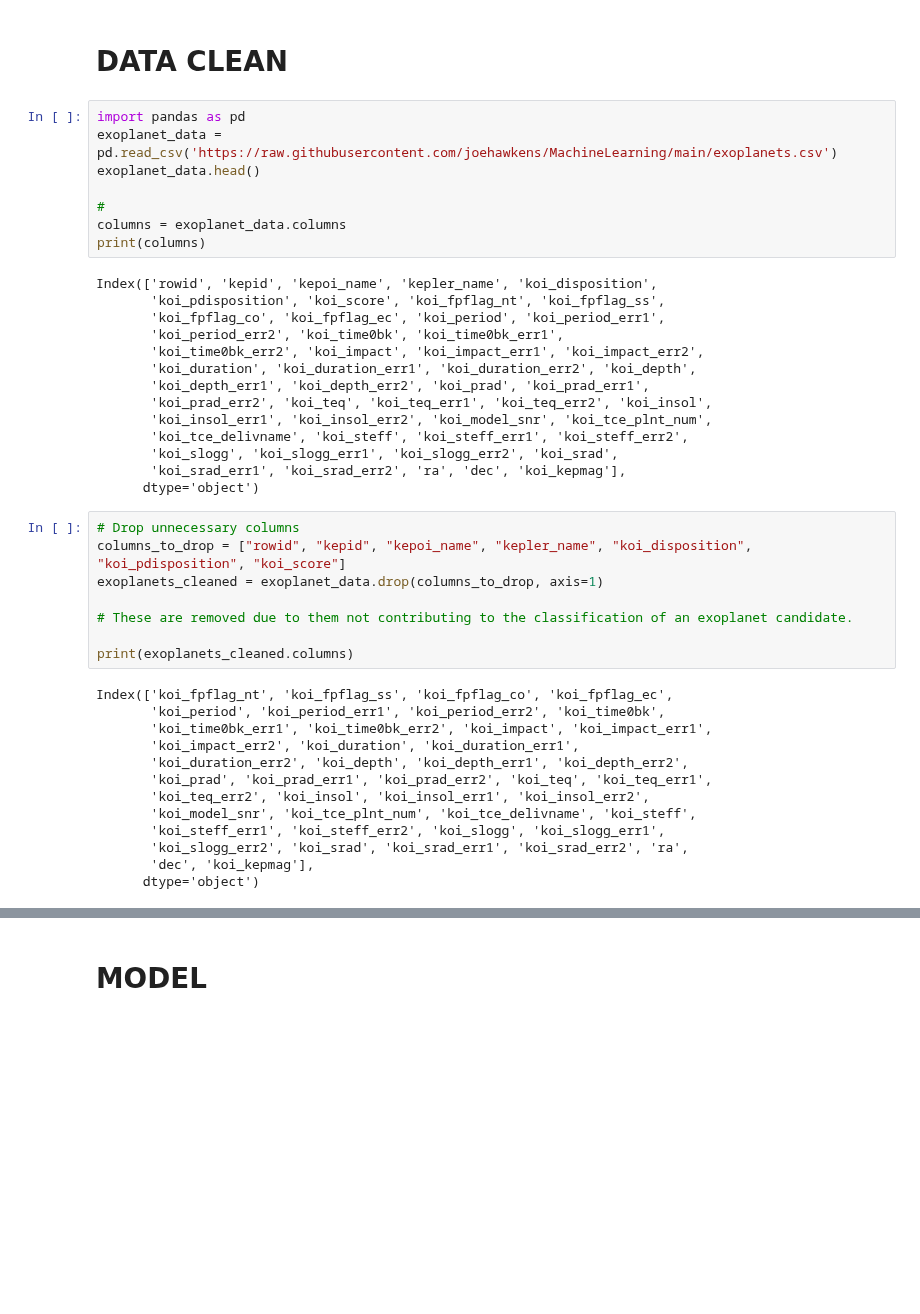
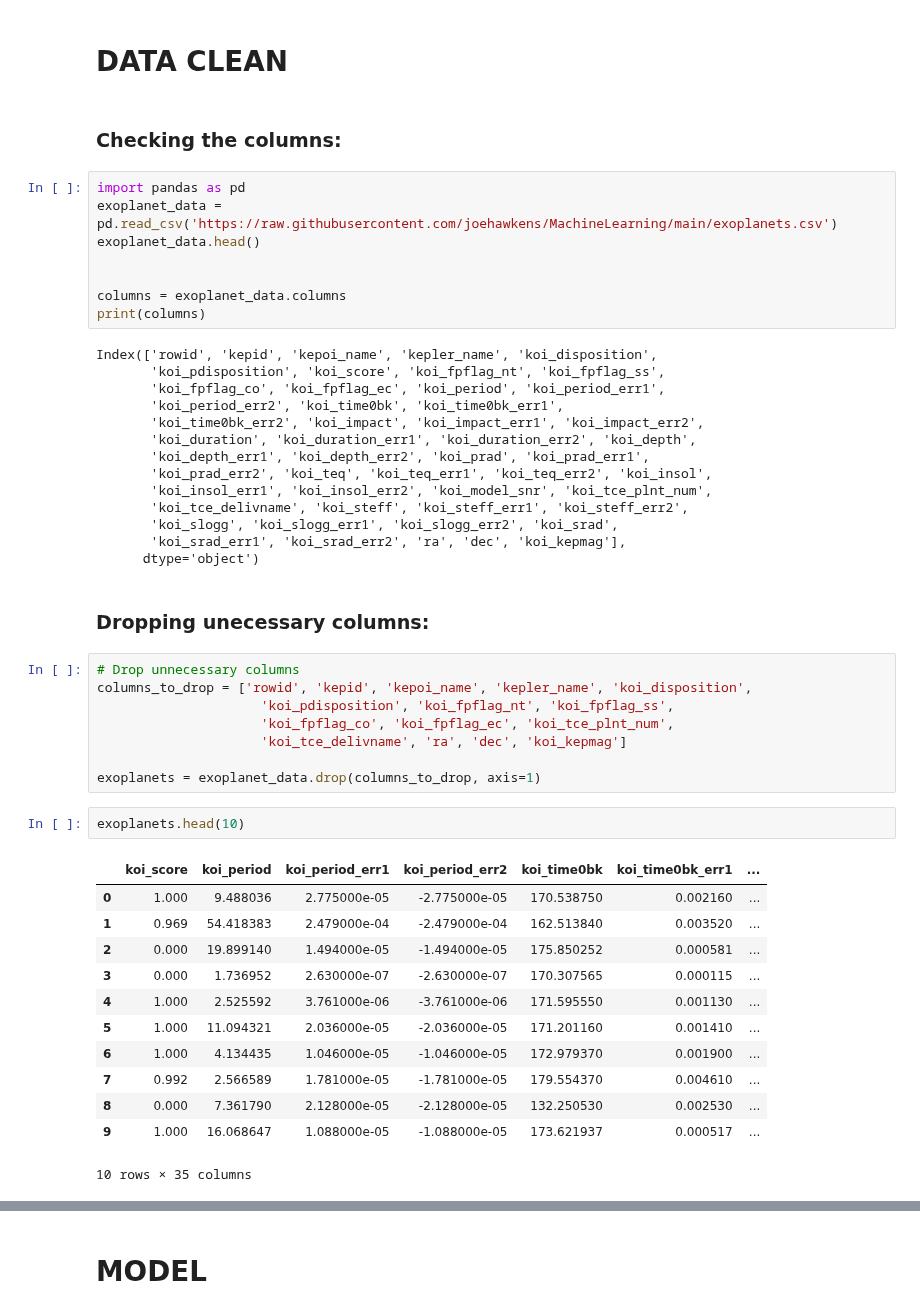
Before and after one commit to joehawkens/MachineLearning, a Jupyter notebook: FINAL_PROJECT.ipynb, the cells around one changed output, grey strips where cells are left out. Drawn from its saved outputs; the diff is of its cells as text; blank space fills up the shorter version.

```diff
--- a/FINAL_PROJECT.ipynb
+++ b/FINAL_PROJECT.ipynb
@@ -8,12 +8,14 @@
 - Data: https://raw.githubusercontent.com/joehawkens/MachineLearning/main/exoplanets.csv
 # %% [markdown]
 # DATA CLEAN
+# %% [markdown]
+### Checking the columns:
 # %%
 import pandas as pd
 exoplanet_data = pd.read_csv('https://raw.githubusercontent.com/joehawkens/MachineLearning/main/exoplanets.csv')
 exoplanet_data.head()
 
-#
+
 columns = exoplanet_data.columns
 print(columns)
 # %% [output]
@@ -30,24 +32,28 @@ Index(['rowid', 'kepid', 'kepoi_name', 'kepler_name', 'koi_disposition',
        'koi_slogg', 'koi_slogg_err1', 'koi_slogg_err2', 'koi_srad',
        'koi_srad_err1', 'koi_srad_err2', 'ra', 'dec', 'koi_kepmag'],
       dtype='object')
+# %% [markdown]
+### Dropping unecessary columns:
 # %%
 # Drop unnecessary columns
-columns_to_drop = ["rowid", "kepid", "kepoi_name", "kepler_name", "koi_disposition", "koi_pdisposition", "koi_score"]
-exoplanets_cleaned = exoplanet_data.drop(columns_to_drop, axis=1)
+columns_to_drop = ['rowid', 'kepid', 'kepoi_name', 'kepler_name', 'koi_disposition',
+                     'koi_pdisposition', 'koi_fpflag_nt', 'koi_fpflag_ss',
+                     'koi_fpflag_co', 'koi_fpflag_ec', 'koi_tce_plnt_num',
+                     'koi_tce_delivname', 'ra', 'dec', 'koi_kepmag']
 
-# These are removed due to them not contributing to the classification of an exoplanet candidate.
-
-print(exoplanets_cleaned.columns)
+exoplanets = exoplanet_data.drop(columns_to_drop, axis=1)
-# %% [output]
-Index(['koi_fpflag_nt', 'koi_fpflag_ss', 'koi_fpflag_co', 'koi_fpflag_ec',
-       'koi_period', 'koi_period_err1', 'koi_period_err2', 'koi_time0bk',
-       'koi_time0bk_err1', 'koi_time0bk_err2', 'koi_impact', 'koi_impact_err1',
-       'koi_impact_err2', 'koi_duration', 'koi_duration_err1',
-       'koi_duration_err2', 'koi_depth', 'koi_depth_err1', 'koi_depth_err2',
-       'koi_prad', 'koi_prad_err1', 'koi_prad_err2', 'koi_teq', 'koi_teq_err1',
-       'koi_teq_err2', 'koi_insol', 'koi_insol_err1', 'koi_insol_err2',
-       'koi_model_snr', 'koi_tce_plnt_num', 'koi_tce_delivname', 'koi_steff',
-       'koi_steff_err1', 'koi_steff_err2', 'koi_slogg', 'koi_slogg_err1',
-       'koi_slogg_err2', 'koi_srad', 'koi_srad_err1', 'koi_srad_err2', 'ra',
-       'dec', 'koi_kepmag'],
-      dtype='object')
+# %%
+exoplanets.head(10)
+# %% [output]
+|  | koi_score | koi_period | koi_period_err1 | koi_period_err2 | koi_time0bk | koi_time0bk_err1 | ... |
+| 0 | 1.000 | 9.488036 | 2.775000e-05 | -2.775000e-05 | 170.538750 | 0.002160 | ... |
+| 1 | 0.969 | 54.418383 | 2.479000e-04 | -2.479000e-04 | 162.513840 | 0.003520 | ... |
+| 2 | 0.000 | 19.899140 | 1.494000e-05 | -1.494000e-05 | 175.850252 | 0.000581 | ... |
+| 3 | 0.000 | 1.736952 | 2.630000e-07 | -2.630000e-07 | 170.307565 | 0.000115 | ... |
+| 4 | 1.000 | 2.525592 | 3.761000e-06 | -3.761000e-06 | 171.595550 | 0.001130 | ... |
+| 5 | 1.000 | 11.094321 | 2.036000e-05 | -2.036000e-05 | 171.201160 | 0.001410 | ... |
+| 6 | 1.000 | 4.134435 | 1.046000e-05 | -1.046000e-05 | 172.979370 | 0.001900 | ... |
+| 7 | 0.992 | 2.566589 | 1.781000e-05 | -1.781000e-05 | 179.554370 | 0.004610 | ... |
+| 8 | 0.000 | 7.361790 | 2.128000e-05 | -2.128000e-05 | 132.250530 | 0.002530 | ... |
+| 9 | 1.000 | 16.068647 | 1.088000e-05 | -1.088000e-05 | 173.621937 | 0.000517 | ... |
+10 rows × 35 columns
```
Also changed, not shown: parts of 5 cells of this notebook.
